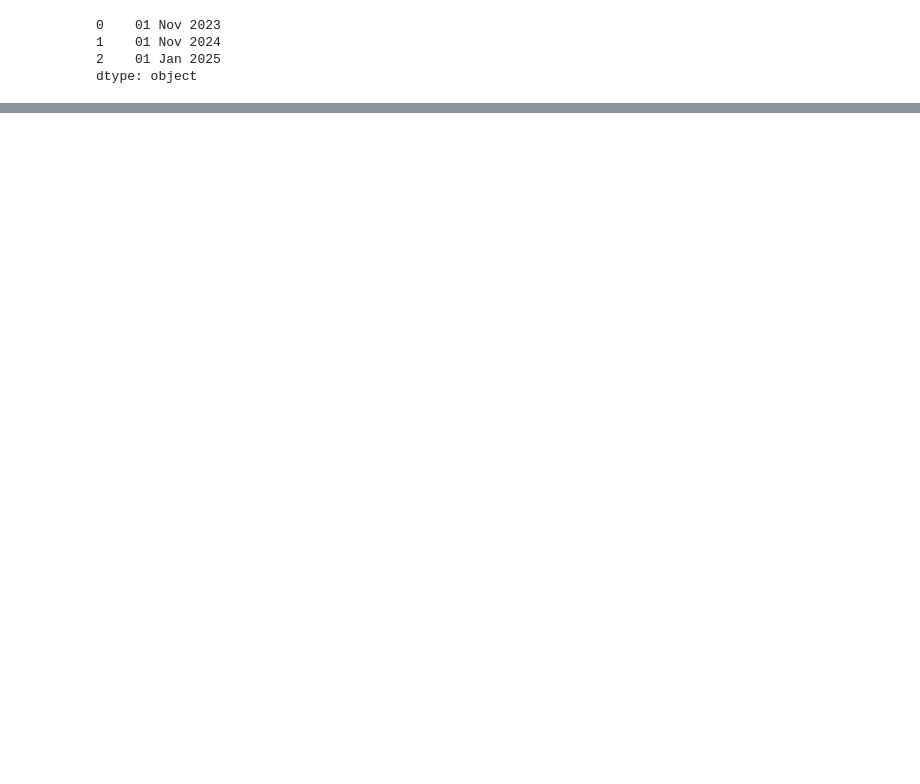
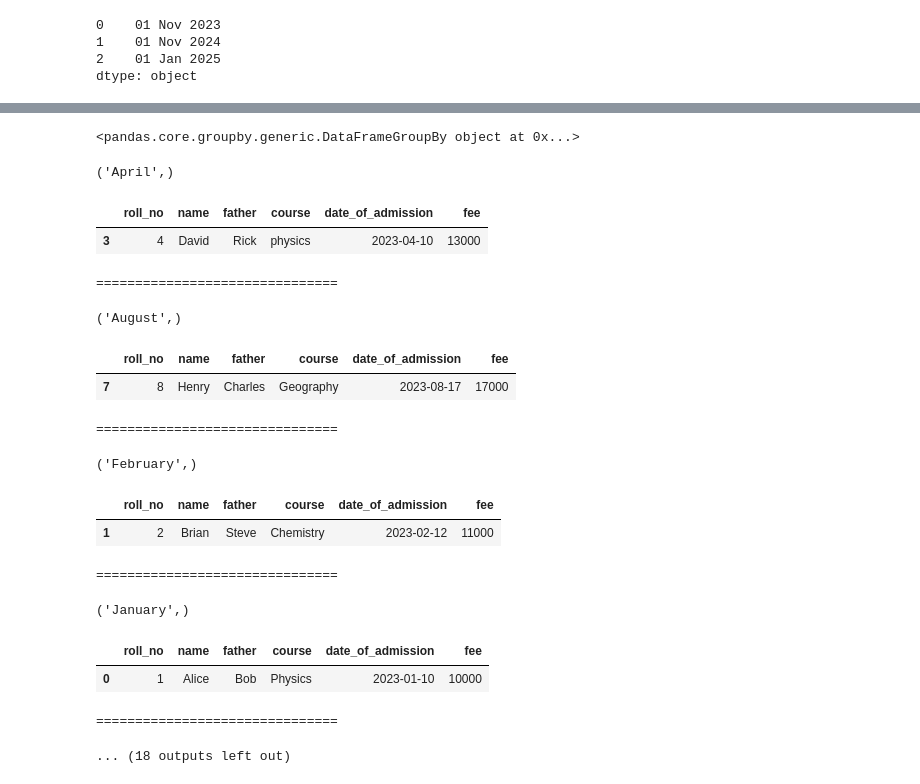
Before and after one commit to Usama1190/modern-python, a Jupyter notebook: py19/class19.ipynb, the cells around one changed output, grey strips where cells are left out. Cells and saved outputs as stored; diff of their text form; code cells hidden in the pictures; blank space fills up the shorter version.

```diff
--- a/py19/class19.ipynb
+++ b/py19/class19.ipynb
@@ -731,0 +895,27 @@ TypeError: descriptor 'strftime' for 'datetime.date' objects doesn't apply to a
+# %%
+students_df.groupby([students_df['date_of_admission'].dt.strftime('%B'), students_df['course']])
+# %% [output]
+<pandas.core.groupby.generic.DataFrameGroupBy object at 0x...>
+# %%
+for group in list(students_df.groupby([students_df['date_of_admission'].dt.strftime('%B')])):
+    display(group[0])
+    display(group[1])
+    print('===============================')
+# %% [output]
+('April',)
+|  | roll_no | name | father | course | date_of_admission | fee |
+| 3 | 4 | David | Rick | physics | 2023-04-10 | 13000 |
+===============================
+('August',)
+|  | roll_no | name | father | course | date_of_admission | fee |
+| 7 | 8 | Henry | Charles | Geography | 2023-08-17 | 17000 |
+===============================
+('February',)
+|  | roll_no | name | father | course | date_of_admission | fee |
+| 1 | 2 | Brian | Steve | Chemistry | 2023-02-12 | 11000 |
+===============================
+('January',)
+|  | roll_no | name | father | course | date_of_admission | fee |
+| 0 | 1 | Alice | Bob | Physics | 2023-01-10 | 10000 |
+===============================
+... (18 outputs left out)
```
Also changed, not shown: parts of 18 cells of this notebook.
